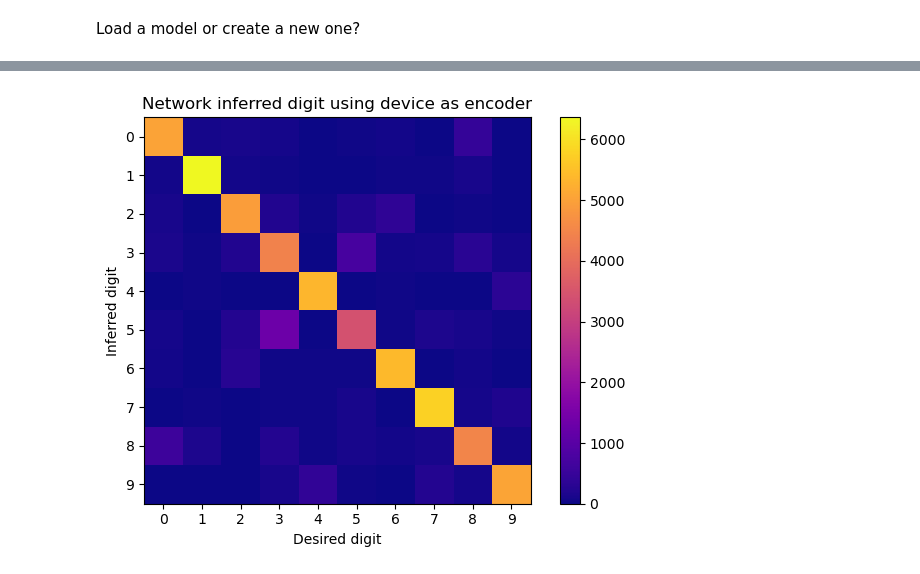
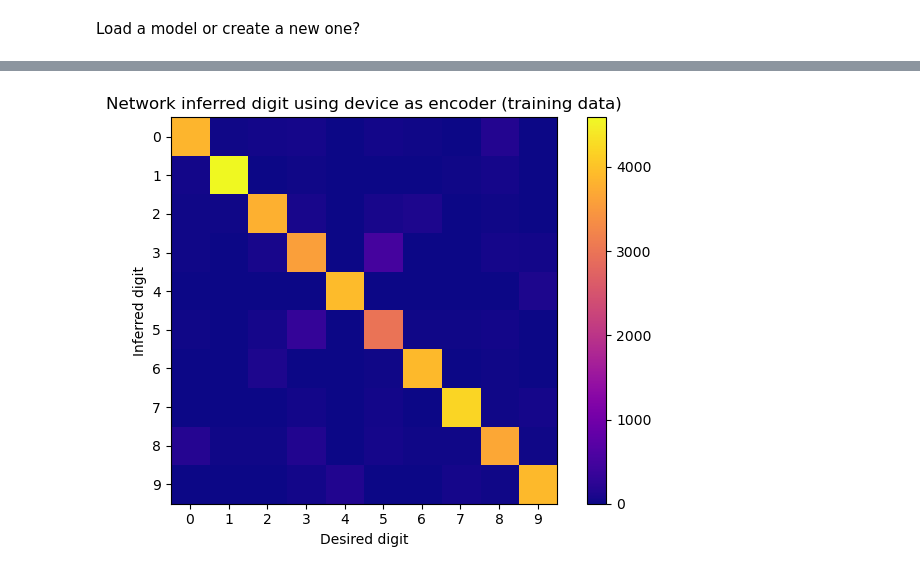
Before and after one commit to Quanta-Dan/Machine_Learning, a Jupyter notebook: neural_reservoir_computing.ipynb, the cells around one changed output, grey strips where cells are left out. Cells and saved outputs as stored; diff of their text form; code cells hidden in the pictures.

Commit message:
time dependant image recognition single device

```diff
--- a/neural_reservoir_computing.ipynb
+++ b/neural_reservoir_computing.ipynb
@@ -48,8 +75,8 @@ def create_nn(dropout_rate=0.5):
     # Dense layers
     #layers_norm = keras.layers.BatchNormalization()(inputs)
     dropout_layer = False
-    params_per_layer = 10
-    number_of_layers = 3
+    params_per_layer = 500
+    number_of_layers = 1
     for i in range(number_of_layers):
         x = keras.layers.Dense(params_per_layer, 'relu')(x)
         if dropout_layer:
@@ -96,20 +119,21 @@ _________________________________________________________________
 def compile_model(model):
     sgd = keras.optimizers.RMSprop(clipnorm=5)
     model.compile(optimizer='adam', #'sgd'
-                  loss='binary_crossentropy'#'mse'
+                  loss='binary_crossentropy',#'mse'
+                  metrics = ['accuracy']
                   )
 
 
 
-number_of_epochs = 1000
+number_of_epochs = 500
 
 
 
 
-earlystopper = keras.callbacks.EarlyStopping(monitor="loss",baseline = 1, patience=number_of_epochs,restore_best_weights=False)
-reduce_lr = keras.callbacks.ReduceLROnPlateau(monitor='loss',
+earlystopper = keras.callbacks.EarlyStopping(monitor="val_loss",baseline = 1, patience=number_of_epochs,restore_best_weights=False)
+reduce_lr = keras.callbacks.ReduceLROnPlateau(monitor='val_loss',
                               factor=0.5,
-                              patience=50,
+                              patience=20,
                               min_lr=1e-8)
 compile_model(model)
 
@@ -132,7 +156,7 @@ def plot_history(history, metrics, y_lim):
 history = model.fit(X_train, y_train,
                     batch_size=1024,
                     epochs=number_of_epochs,
-                    #validation_data = (X_val,y_val),
+                    validation_data = (X_val,y_val),
                     callbacks=[earlystopper
                                ,reduce_lr
                                ],
@@ -185,16 +210,20 @@ y_train_prediction = model.predict(X_train)
 # %%
-prediction_count = np.zeros((10,10))
+y_train_prediction_count = np.zeros((10,10))
 for i in range(y_train_prediction.shape[0]):
-    prediction_count[y_values[i], np.argmax(y_train_prediction[i])] +=1
+    y_train_prediction_count[np.argmax(y_train_prediction[i]), np.argmax(y_train[i])] +=1
+
+y_test_prediction_count = np.zeros((10,10))
+for i in range(y_test_prediction.shape[0]):
+    y_test_prediction_count[ np.argmax(y_test_prediction[i]),np.argmax(y_test[i])] +=1
 # %%
-plt.imshow(prediction_count, cmap='plasma')
+plt.imshow(y_train_prediction_count, cmap='plasma')
 plt.colorbar()
 plt.xticks(np.arange(10))
 plt.yticks(np.arange(10))
-plt.title('Network inferred digit using device as encoder')
+plt.title('Network inferred digit using device as encoder (training data)')
 plt.ylabel('Inferred digit')
 plt.xlabel('Desired digit')
 plt.tight_layout()
 plt.show()
 # %% [output]
-[figure, old version]
+[figure, new version]
```
Also changed, not shown: parts of 26 cells of this notebook, 7 other files.
